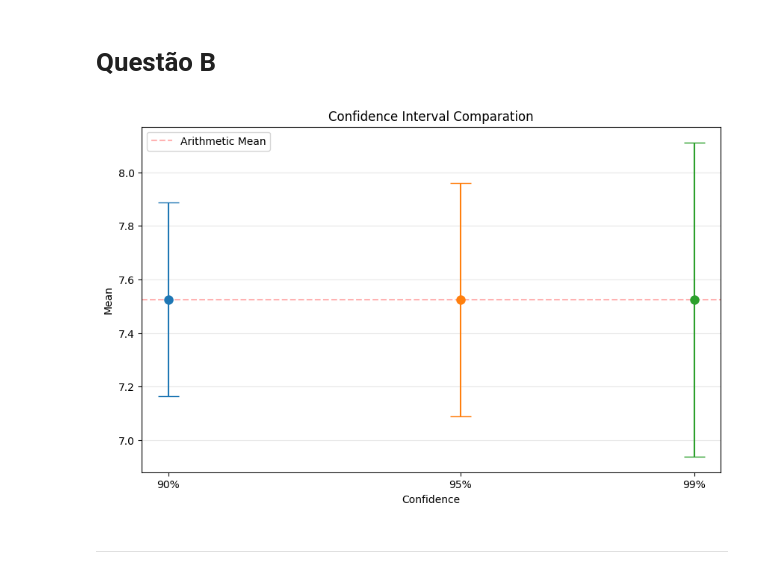
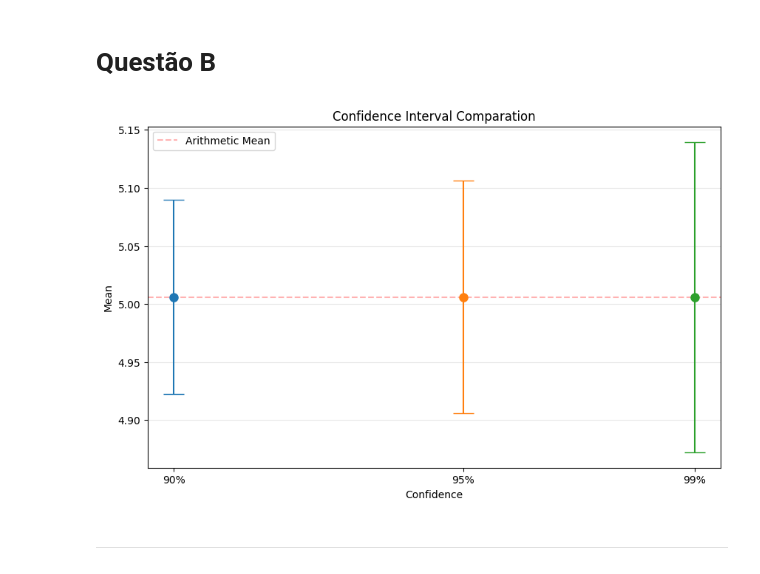
Before and after one commit to mauricioaires30/Matematica-Computacional, a Jupyter notebook: trabalho_02_2.ipynb, the cells around one changed output. Cells and saved outputs as stored; diff of their text form; code cells hidden in the pictures.

Commit message:
feat: dataset

```diff
--- a/trabalho_02_2.ipynb
+++ b/trabalho_02_2.ipynb
@@ -105,37 +106,39 @@ processar_grafico(ax2, x2, y2, "Example 2: Random Dots")
 rng = np.random.default_rng(42)
 
 #data, arithmetic mean and standard deviation
-data = rng.normal(loc=7.5, scale=1.5, size=30)
+iris = sns.load_dataset('iris')
+data = iris[iris['species'] == 'setosa']['sepal_length'].values
+
 arithmetic_mean = np.mean(data)
 standard_deviation = np.std(data, ddof=1)
 
 #confidences intervals
 n = len(data)
 confidences = [0.90, 0.95, 0.99]
 intervals = []
 
 for conf in confidences:
     interval = stats.t.interval(conf, df=n-1, loc=arithmetic_mean, scale=stats.sem(data))
     intervals.append(interval)
 
 #error bars
 plt.figure(figsize=(10, 6))
 for i, (conf, inter) in enumerate(zip(confidences, intervals)):
     error = (inter[1] - inter[0]) / 2
     plt.errorbar(conf, arithmetic_mean, yerr=error, fmt='o', capsize=10,  markersize=8)
 
 #plot config
 plt.axhline(arithmetic_mean, color='red', linestyle='--', alpha=0.3, label='Arithmetic Mean')
 plt.title('Confidence Interval Comparation')
 plt.xlabel('Confidence')
 plt.ylabel('Mean')
 plt.xticks(confidences, ['90%', '95%', '99%'])
 plt.legend()
 plt.grid(axis='y', alpha=0.3)
 
 plt.show()
 # %% [output]
-[figure, old version]
+[figure, new version]
 # %% [markdown]
 ---
 # %% [markdown]
```
Also changed, not shown: parts of 3 cells of this notebook.
